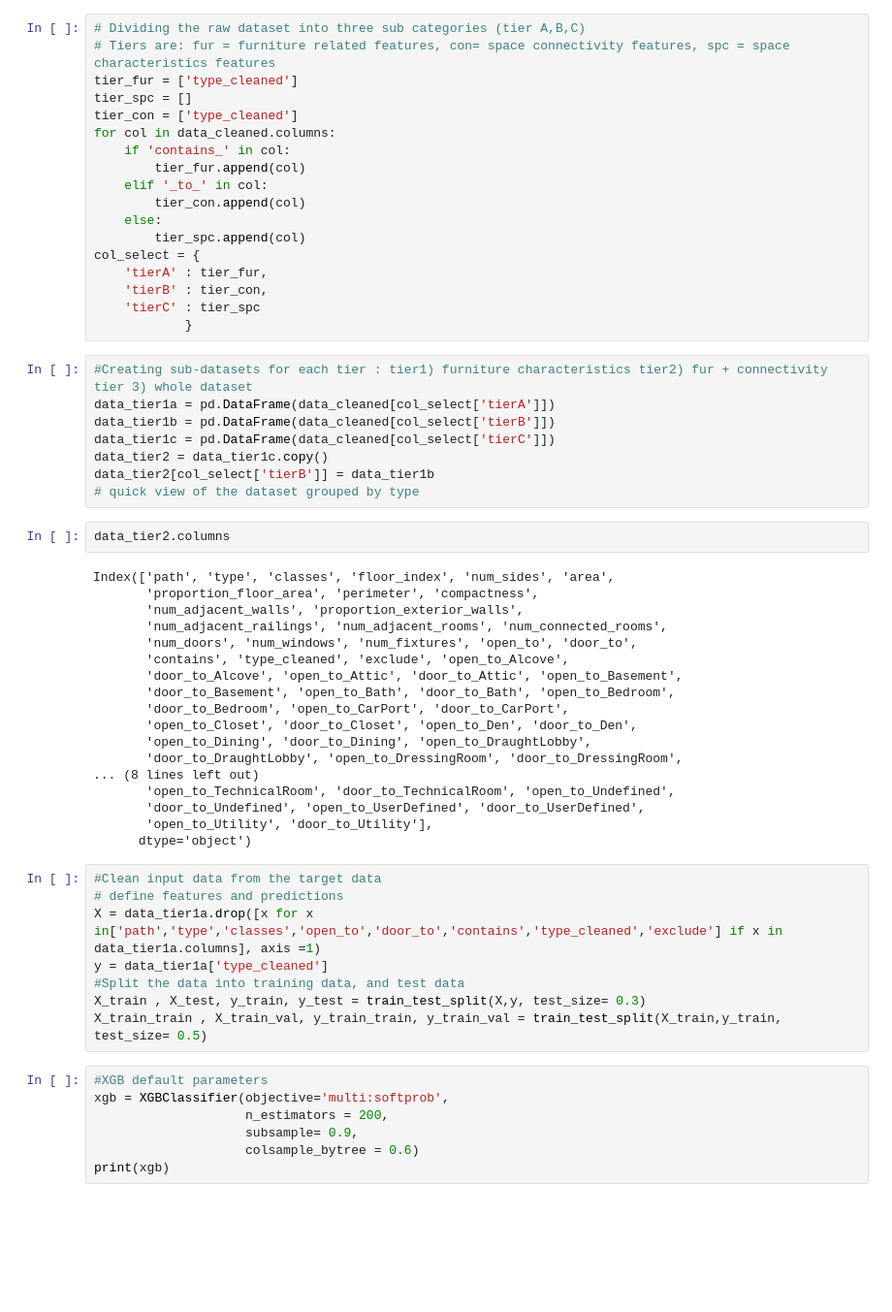
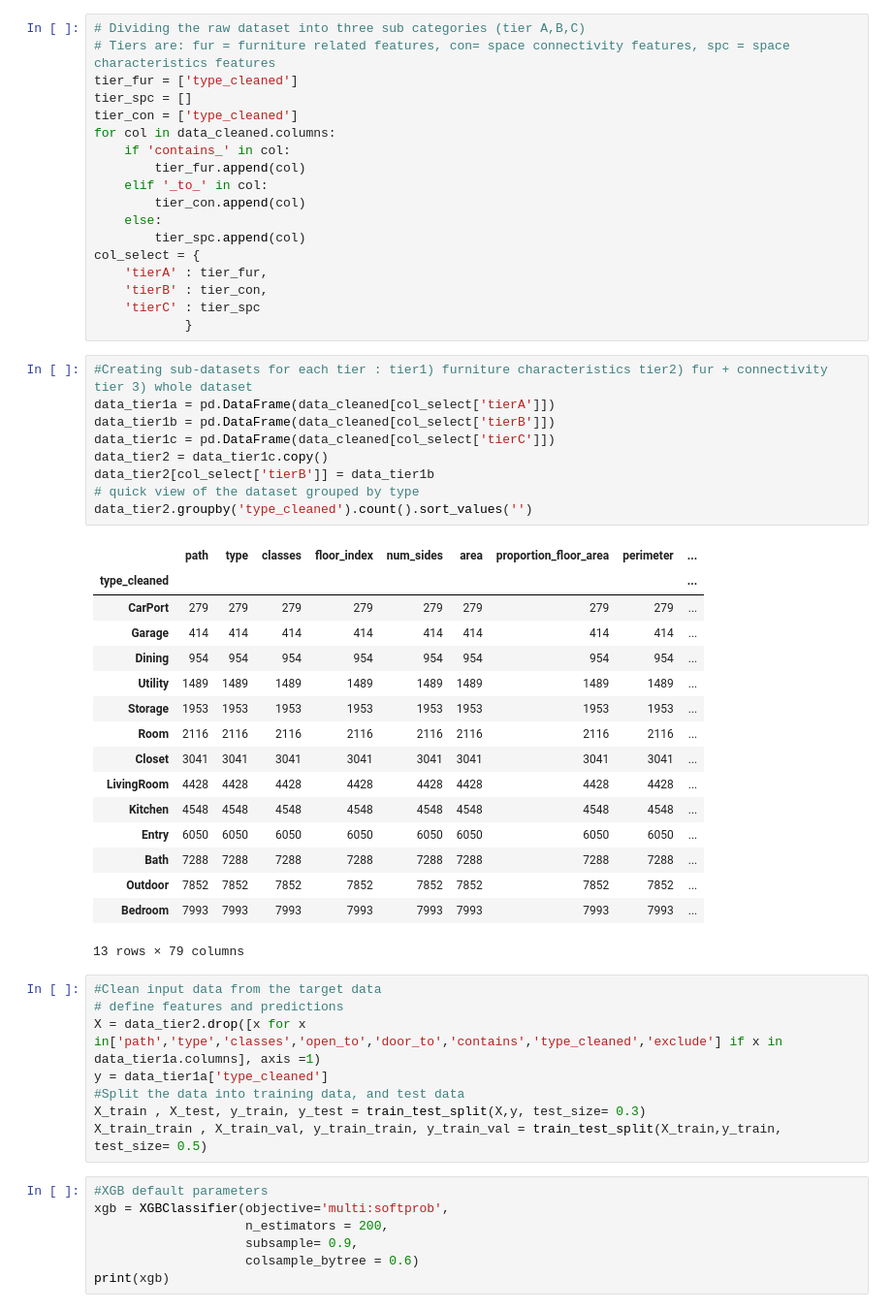
Before and after one commit to cltarchitecture/2021-spring-studio-lab, a Jupyter notebook: Machine Learning/3Tier.ipynb, the cells around one changed output. Shown at 97% size. Saved outputs shown, nothing was run; the diff lists cells and outputs as text; blank space fills up the shorter version.

```diff
--- a/Machine Learning/3Tier.ipynb
+++ b/Machine Learning/3Tier.ipynb
@@ -81,35 +81,33 @@ col_select = {
 # %%
 #Creating sub-datasets for each tier : tier1) furniture characteristics tier2) fur + connectivity tier 3) whole dataset
 data_tier1a = pd.DataFrame(data_cleaned[col_select['tierA']])
 data_tier1b = pd.DataFrame(data_cleaned[col_select['tierB']])
 data_tier1c = pd.DataFrame(data_cleaned[col_select['tierC']])
 data_tier2 = data_tier1c.copy()
 data_tier2[col_select['tierB']] = data_tier1b
 # quick view of the dataset grouped by type
+data_tier2.groupby('type_cleaned').count().sort_values('')
+# %% [output]
+|  | path | type | classes | floor_index | num_sides | area | proportion_floor_area | perimeter | ... |
+| type_cleaned |  |  |  |  |  |  |  |  | ... |
+| CarPort | 279 | 279 | 279 | 279 | 279 | 279 | 279 | 279 | ... |
+| Garage | 414 | 414 | 414 | 414 | 414 | 414 | 414 | 414 | ... |
+| Dining | 954 | 954 | 954 | 954 | 954 | 954 | 954 | 954 | ... |
+| Utility | 1489 | 1489 | 1489 | 1489 | 1489 | 1489 | 1489 | 1489 | ... |
+| Storage | 1953 | 1953 | 1953 | 1953 | 1953 | 1953 | 1953 | 1953 | ... |
+| Room | 2116 | 2116 | 2116 | 2116 | 2116 | 2116 | 2116 | 2116 | ... |
+| Closet | 3041 | 3041 | 3041 | 3041 | 3041 | 3041 | 3041 | 3041 | ... |
+| LivingRoom | 4428 | 4428 | 4428 | 4428 | 4428 | 4428 | 4428 | 4428 | ... |
+| Kitchen | 4548 | 4548 | 4548 | 4548 | 4548 | 4548 | 4548 | 4548 | ... |
+| Entry | 6050 | 6050 | 6050 | 6050 | 6050 | 6050 | 6050 | 6050 | ... |
+| Bath | 7288 | 7288 | 7288 | 7288 | 7288 | 7288 | 7288 | 7288 | ... |
+| Outdoor | 7852 | 7852 | 7852 | 7852 | 7852 | 7852 | 7852 | 7852 | ... |
+| Bedroom | 7993 | 7993 | 7993 | 7993 | 7993 | 7993 | 7993 | 7993 | ... |
+13 rows × 79 columns
-# %%
-data_tier2.columns
-# %% [output]
-Index(['path', 'type', 'classes', 'floor_index', 'num_sides', 'area',
-       'proportion_floor_area', 'perimeter', 'compactness',
-       'num_adjacent_walls', 'proportion_exterior_walls',
-       'num_adjacent_railings', 'num_adjacent_rooms', 'num_connected_rooms',
-       'num_doors', 'num_windows', 'num_fixtures', 'open_to', 'door_to',
-       'contains', 'type_cleaned', 'exclude', 'open_to_Alcove',
-       'door_to_Alcove', 'open_to_Attic', 'door_to_Attic', 'open_to_Basement',
-       'door_to_Basement', 'open_to_Bath', 'door_to_Bath', 'open_to_Bedroom',
-       'door_to_Bedroom', 'open_to_CarPort', 'door_to_CarPort',
-       'open_to_Closet', 'door_to_Closet', 'open_to_Den', 'door_to_Den',
-       'open_to_Dining', 'door_to_Dining', 'open_to_DraughtLobby',
-       'door_to_DraughtLobby', 'open_to_DressingRoom', 'door_to_DressingRoom',
-... (8 lines left out)
-       'open_to_TechnicalRoom', 'door_to_TechnicalRoom', 'open_to_Undefined',
-       'door_to_Undefined', 'open_to_UserDefined', 'door_to_UserDefined',
-       'open_to_Utility', 'door_to_Utility'],
-      dtype='object')
 # %%
 #Clean input data from the target data
 # define features and predictions
-X = data_tier1a.drop([x for x in['path','type','classes','open_to','door_to','contains','type_cleaned','exclude'] if x in data_tier1a.columns], axis =1)
+X = data_tier2.drop([x for x in['path','type','classes','open_to','door_to','contains','type_cleaned','exclude'] if x in data_tier1a.columns], axis =1)
 y = data_tier1a['type_cleaned']
 #Split the data into training data, and test data
 X_train , X_test, y_train, y_test = train_test_split(X,y, test_size= 0.3)
```
Also changed, not shown: parts of 16 cells of this notebook, 6 other files.
